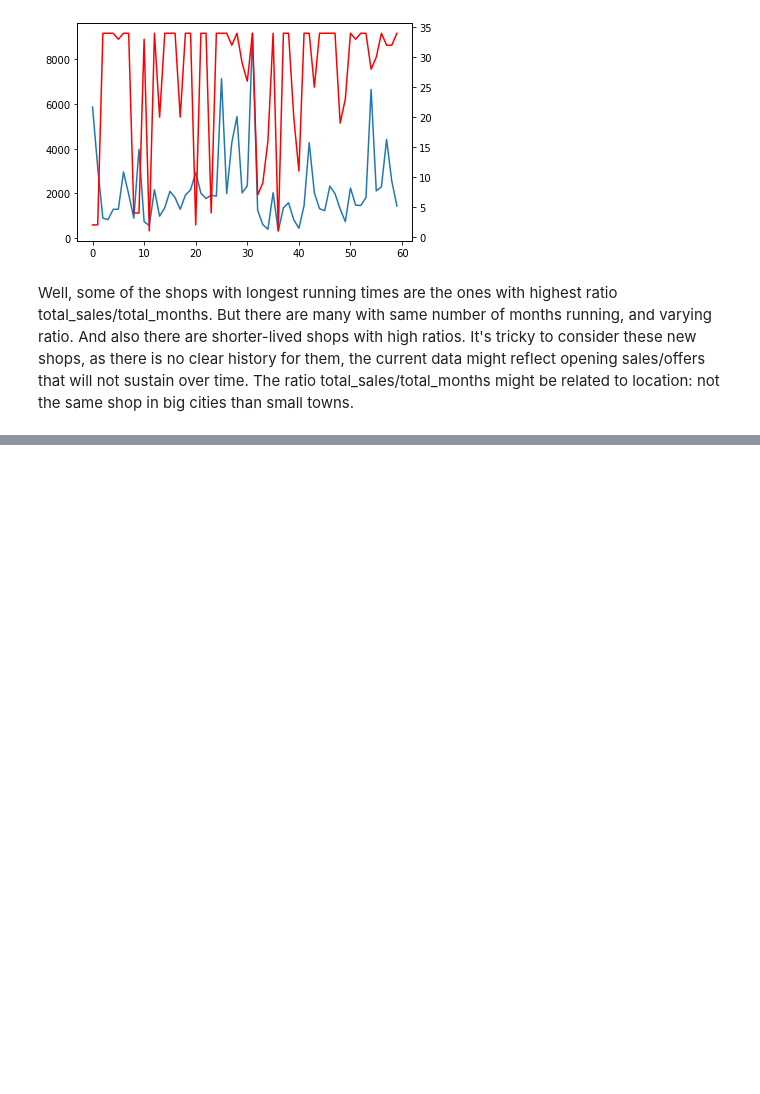
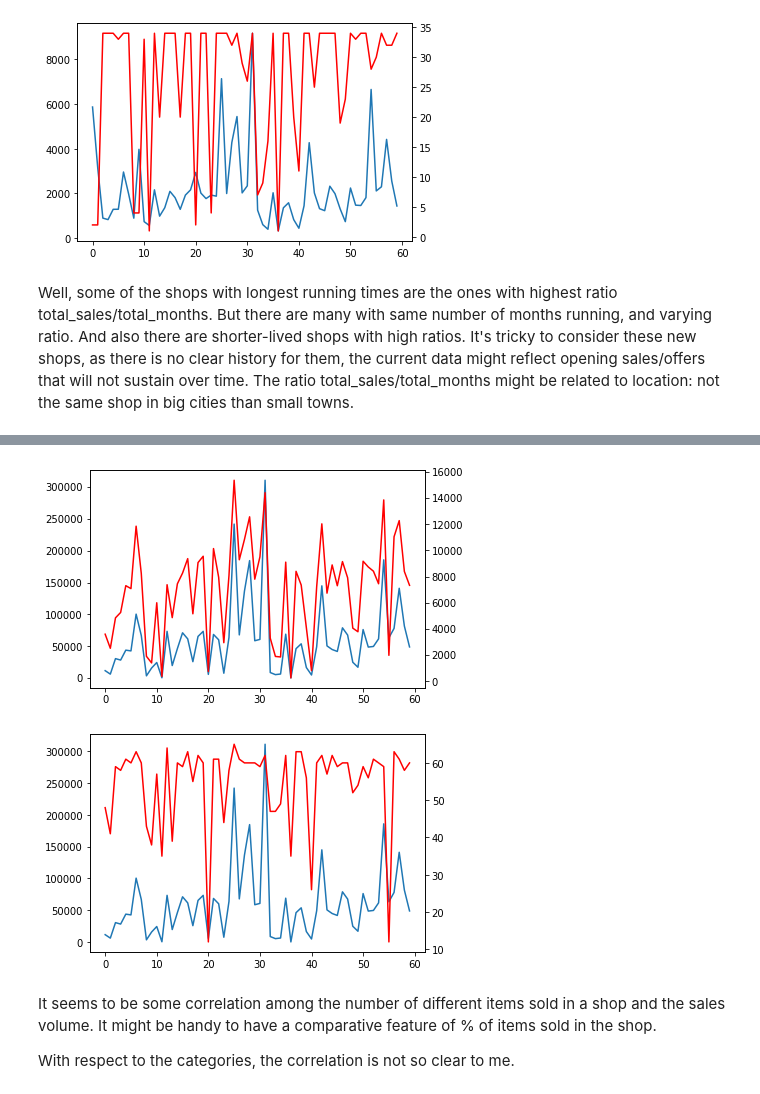
Before and after one commit to arcarrion/hsespecialization_course02, a Jupyter notebook: 02_eda.ipynb, the cells around one changed output, grey strips where cells are left out. Drawn from its saved outputs; the diff is of its cells as text; code cells hidden in the pictures; blank space fills up the shorter version.

```diff
--- a/02_eda.ipynb
+++ b/02_eda.ipynb
@@ -377,0 +454,5 @@ Well, some of the shops with longest running times are the ones with highest rat
+# %%
+tmp = sales_rawdata.groupby('shop_id').agg(sales_volume = ('item_cnt_day', 'sum'),
+                                           num_unique_items = ('item_id', 'nunique'),
+                                           num_unique_categories = ('item_category_id', 'nunique')).reset_index()
+display(tmp.head())
@@ -377,0 +466,19 @@ Well, some of the shops with longest running times are the ones with highest rat
+# %%
+fig, ax = plt.subplots()
+ax.plot(tmp.shop_id, tmp.sales_volume)
+ax2 = ax.twinx()
+ax2.plot(tmp.shop_id, tmp.num_unique_items, color = 'red')
+plt.show()
+
+fig, ax = plt.subplots()
+ax.plot(tmp.shop_id, tmp.sales_volume)
+ax2 = ax.twinx()
+ax2.plot(tmp.shop_id, tmp.num_unique_categories, color = 'red')
+plt.show()
+# %% [output]
+[figure, added]
+[figure, added]
+# %% [markdown]
+It seems to be some correlation among the number of different items sold in a shop and the sales volume. It might be handy to have a comparative feature of % of items sold in the shop.
+
+With respect to the categories, the correlation is not so clear to me.
```
Also changed, not shown: parts of 14 cells of this notebook.
